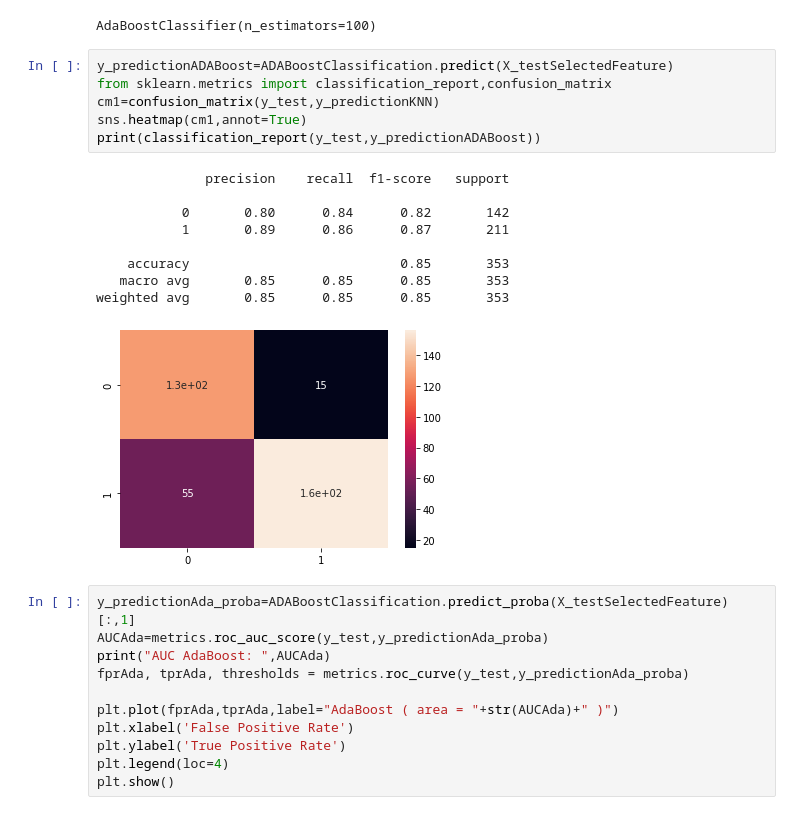
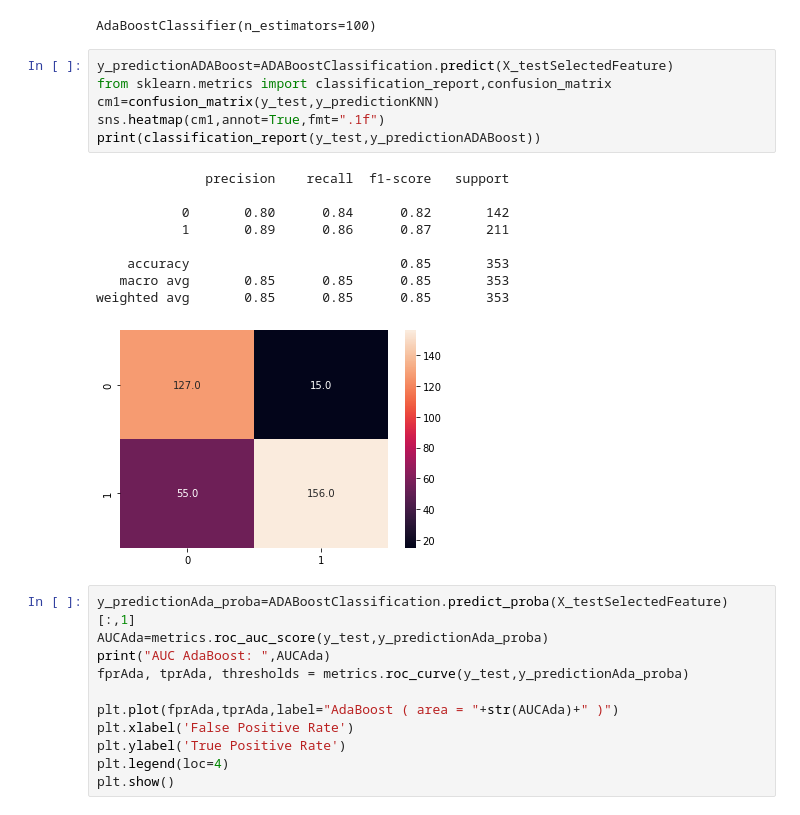
Before and after one commit to Thasneem-vazim/Final-dataset-depression-detection, a Jupyter notebook: final_dataset_Using_MRMR.ipynb, the cells around one changed output. Drawn from its saved outputs; the diff is of its cells as text.

```diff
--- a/final_dataset_Using_MRMR.ipynb
+++ b/final_dataset_Using_MRMR.ipynb
@@ -433,19 +433,19 @@ AdaBoostClassifier(n_estimators=100)
 # %%
 y_predictionADABoost=ADABoostClassification.predict(X_testSelectedFeature)
 from sklearn.metrics import classification_report,confusion_matrix
 cm1=confusion_matrix(y_test,y_predictionKNN)
-sns.heatmap(cm1,annot=True)
+sns.heatmap(cm1,annot=True,fmt=".1f")
 print(classification_report(y_test,y_predictionADABoost))
 # %% [output]
               precision    recall  f1-score   support
 
            0       0.80      0.84      0.82       142
            1       0.89      0.86      0.87       211
 
     accuracy                           0.85       353
    macro avg       0.85      0.85      0.85       353
 weighted avg       0.85      0.85      0.85       353
-[figure, old version]
+[figure, new version]
 # %%
 y_predictionAda_proba=ADABoostClassification.predict_proba(X_testSelectedFeature)[:,1]
 AUCAda=metrics.roc_auc_score(y_test,y_predictionAda_proba)
```
Also changed, not shown: parts of 6 cells of this notebook.
